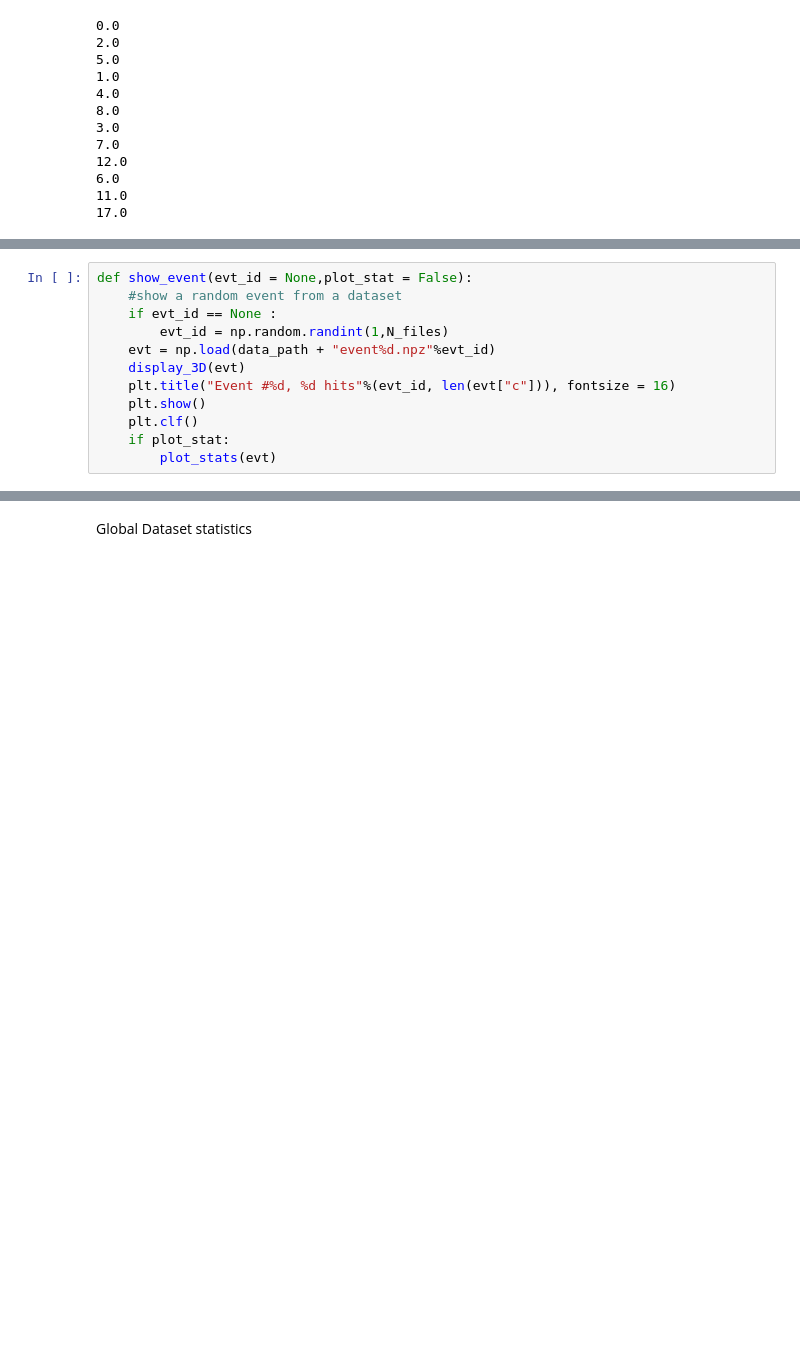
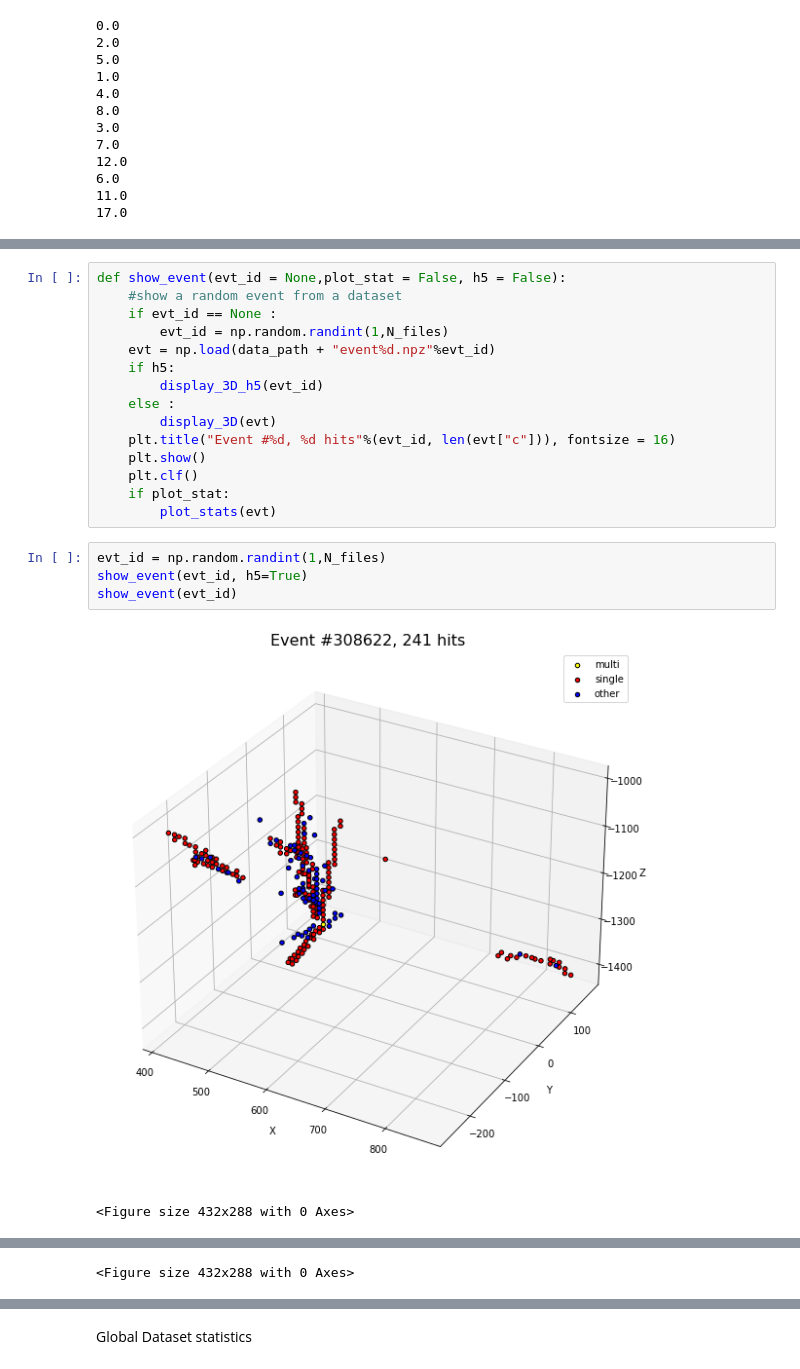
Before and after one commit to AntoineMsy/SemesterProject, a Jupyter notebook: notebooks/sfgd_eda.ipynb, the cells around one changed output, grey strips where cells are left out. Cells and saved outputs as stored; diff of their text form; blank space fills up the shorter version.

```diff
--- a/notebooks/sfgd_eda.ipynb
+++ b/notebooks/sfgd_eda.ipynb
@@ -84,12 +122,22 @@ def display_3D(evt):
 # %%
-def show_event(evt_id = None,plot_stat = False):
+def show_event(evt_id = None,plot_stat = False, h5 = False):
     #show a random event from a dataset
     if evt_id == None :
         evt_id = np.random.randint(1,N_files)
     evt = np.load(data_path + "event%d.npz"%evt_id)
-    display_3D(evt)
+    if h5:
+        display_3D_h5(evt_id)
+    else :
+        display_3D(evt)
     plt.title("Event #%d, %d hits"%(evt_id, len(evt["c"])), fontsize = 16)
     plt.show()
     plt.clf()
     if plot_stat:
         plot_stats(evt)
+# %%
+evt_id = np.random.randint(1,N_files)
+show_event(evt_id, h5=True)
+show_event(evt_id)
+# %% [output]
+[figure, added]
+<Figure size 432x288 with 0 Axes>
@@ -96 +145,2 @@ def show_event(evt_id = None,plot_stat = False):
+<Figure size 432x288 with 0 Axes>
 # %%
```
Also changed, not shown: parts of 27 cells of this notebook, 8 other files.
